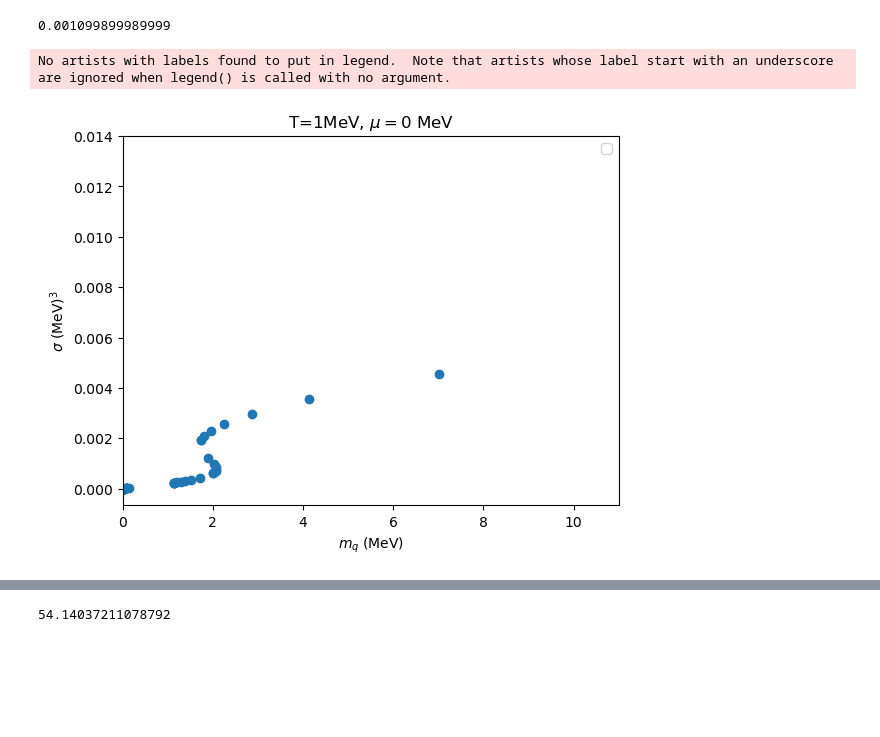
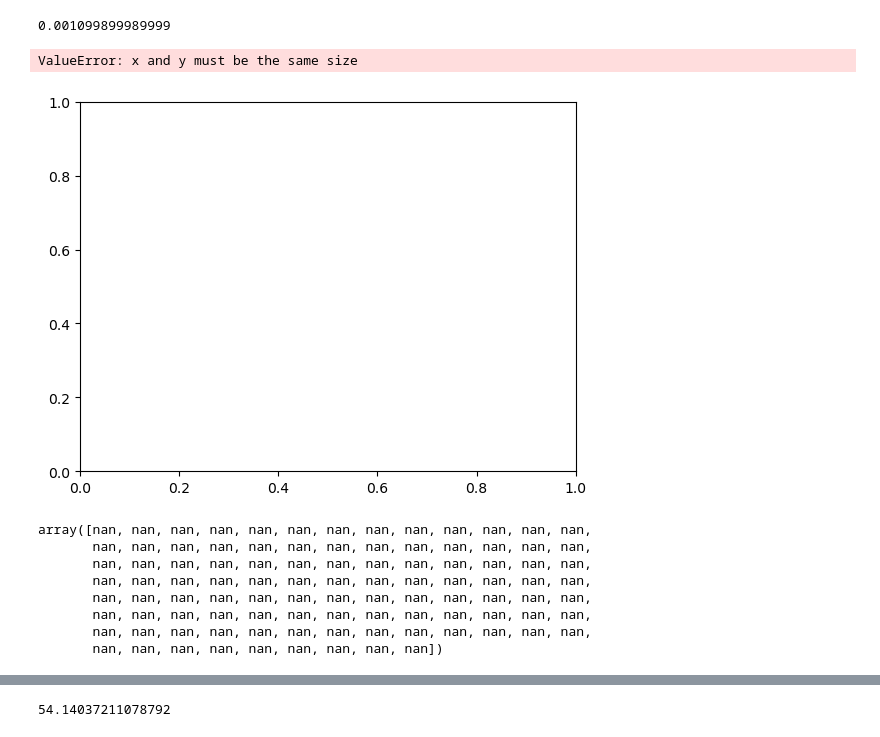
Before and after one commit to seanbartz/DilatonMixingParallel, a Jupyter notebook: Sigma_vs_mq_from_IR.ipynb, the cells around one changed output, grey strips where cells are left out. Saved outputs shown, nothing was run; the diff lists cells and outputs as text; code cells hidden in the pictures; blank space fills up the shorter version.

Commit message:
plots update

```diff
--- a/Sigma_vs_mq_from_IR.ipynb
+++ b/Sigma_vs_mq_from_IR.ipynb
@@ -13,7 +13,7 @@ import matplotlib.pyplot as plt
 # %%
 "Matching Fang paper"
 v4=4.2
-v3= -22.6/(6*np.sqrt(2))
+v3= 0#-1e-6 #-22.6/(6*np.sqrt(2))
 
 def chiral(u,y,params):
     chi,chip=y
@@ -83,9 +83,11 @@ def chiral_solve_IR(d0,lambda1,T,mu,ui,uf):
 
     x=zeta*zh*ui
     #first-order approximation
-    mq=chi[0]/(zeta*zh*ui)
-    #second-order approximation
-    mq1=(x-x*np.sqrt(1-12*v3*chi[0]))/(6*x**2*v3)
+    if v3==0:
+        mq1=chi[0]/(zeta*zh*ui)
+    else:
+        #second-order approximation
+       mq1=(x-x*np.sqrt(1-12*v3*chi[0]))/(6*x**2*v3)
 
 
     return mq1,chi,chip,u
@@ -176,11 +178,11 @@ def initial_d0_mq(T,mu,mq_target,lambda1,ui,uf,d0_lower,d0_upper):
 T=1
 mu=0
 mq_large=10
-lambda1=5.6
+lambda1=6
 ui=1e-4
 uf=1-ui
-d0_lower=0
-d0_upper=100
+d0_lower=70
+d0_upper=84
 d0_array, mq_array = initial_d0_mq(T, mu, mq_large, lambda1, ui, uf, d0_lower, d0_upper)
 
 # solving from IR again to retain the function chi and its derivative chip for each value of d0
@@ -203,19 +205,34 @@ print(u_int)
 lambda3=v3
 zeta=np.sqrt(3)/(2*np.pi)
 zh,q=blackness(T,mu)
-mq_improved=(1-np.sqrt(1-3*lambda3*(3*chi0-chip0*u_int)))/(3*lambda3*zeta*u_int*zh)
-sigma_improved=zeta*(1-6*chi0*lambda3+3*chip0*u_int*lambda3-np.sqrt(1-3*lambda3*(3*chi0-chip0*u_int)))/(3*u_int**3*zh**3*lambda3)
-# This is more accurate when mq is small, but there is no need to approximate
-sigma_round=zeta*(chip0*u_int-chi0)/(2*u_int**3*zh**3)
+# if lambda3 is nonzero, calculate mq and sigma using the improved formula
+# if lambda3 is zero, calculate mq and sigma using the round formula
+if lambda3==0:
+    sigma_improved=zeta*(chip0*u_int-chi0)/(2*u_int**3*zh**3)
+    mq_improved=mq_array
+else:
+    mq_improved=(1-np.sqrt(1-3*lambda3*(3*chi0-chip0*u_int)))/(3*lambda3*zeta*u_int*zh)
+    sigma_improved=zeta*(1-6*chi0*lambda3+3*chip0*u_int*lambda3-np.sqrt(1-3*lambda3*(3*chi0-chip0*u_int)))/(3*u_int**3*zh**3*lambda3)
 # %%
 plt.scatter(mq_improved,sigma_improved/1e9)#,label="$u_{int}= $"+str(round(u[i]*1000)/1000))
 # plt.plot(mq_array_1,sigma_1/1e9)
 plt.xlabel("$m_q$ (MeV)")
 plt.ylabel("$\sigma$ (MeV)$^3$")
-plt.xlim(0,11)
+# plt.xlim(-2,10)
+# plt.ylim(0,0.01)
 plt.title("T="+str(T)+"MeV, $\mu=$"+str(mu)+" MeV")
-plt.legend()
 plt.show()
 # %% [output]
-No artists with labels found to put in legend.  Note that artists whose label start with an underscore are ignored when legend() is called with no argument.
+ValueError: x and y must be the same size
-[figure, old version]
+[figure, new version]
+# %%
+mq_array
+# %% [output]
+array([nan, nan, nan, nan, nan, nan, nan, nan, nan, nan, nan, nan, nan,
+       nan, nan, nan, nan, nan, nan, nan, nan, nan, nan, nan, nan, nan,
+       nan, nan, nan, nan, nan, nan, nan, nan, nan, nan, nan, nan, nan,
+       nan, nan, nan, nan, nan, nan, nan, nan, nan, nan, nan, nan, nan,
+       nan, nan, nan, nan, nan, nan, nan, nan, nan, nan, nan, nan, nan,
+       nan, nan, nan, nan, nan, nan, nan, nan, nan, nan, nan, nan, nan,
+       nan, nan, nan, nan, nan, nan, nan, nan, nan, nan, nan, nan, nan,
+       nan, nan, nan, nan, nan, nan, nan, nan, nan])
```
Also changed, not shown: parts of 3 cells of this notebook, 3 other files.
